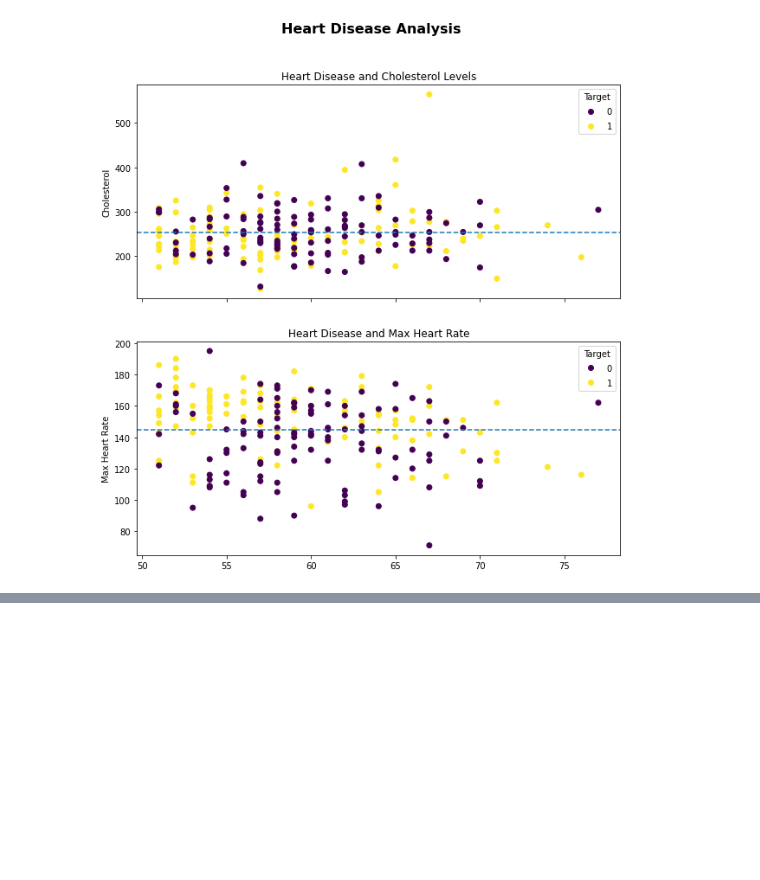
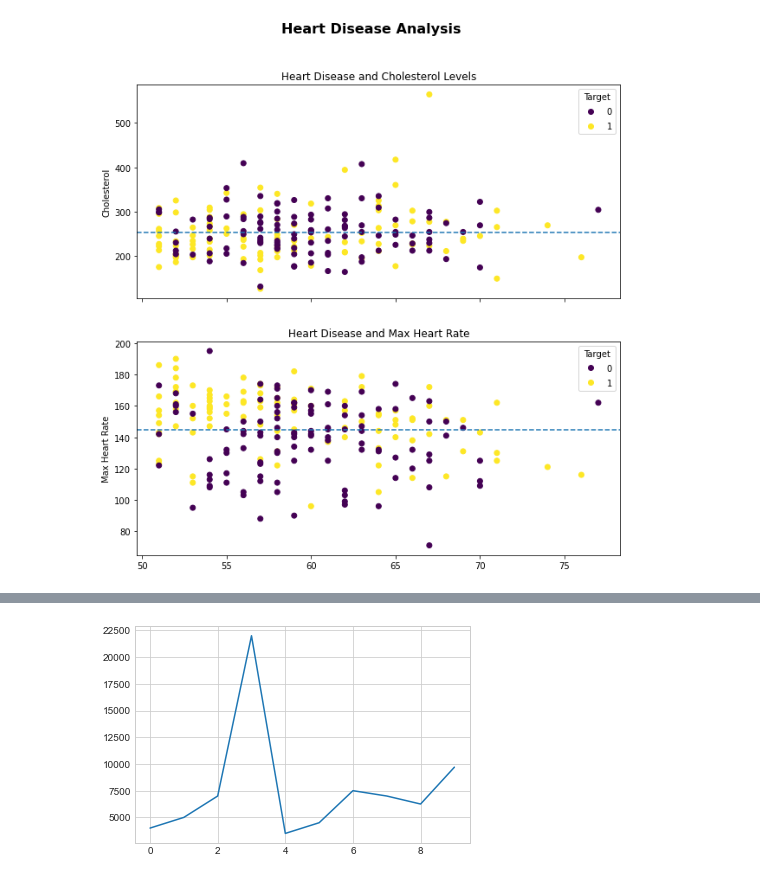
Before and after one commit to youhavechad/machine-learning, a Jupyter notebook: matplotlib/introductions to matplotlib.ipynb, the cells around one changed output, grey strips where cells are left out. Drawn from its saved outputs; the diff is of its cells as text; code cells hidden in the pictures; blank space fills up the shorter version.

```diff
--- a/matplotlib/introductions to matplotlib.ipynb
+++ b/matplotlib/introductions to matplotlib.ipynb
@@ -548,0 +585,5 @@ Text(0.5, 0.98, 'Heart Disease Analysis')
+# %%
+plt.style.use('seaborn-whitegrid')
+car_sales["Price"].plot();
+# %% [output]
+[figure, added]
```
Also changed, not shown: parts of 11 cells of this notebook.
